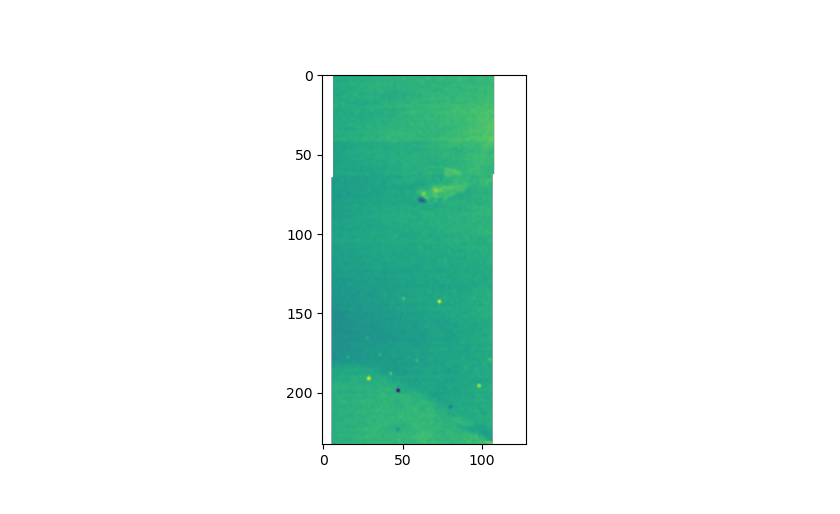
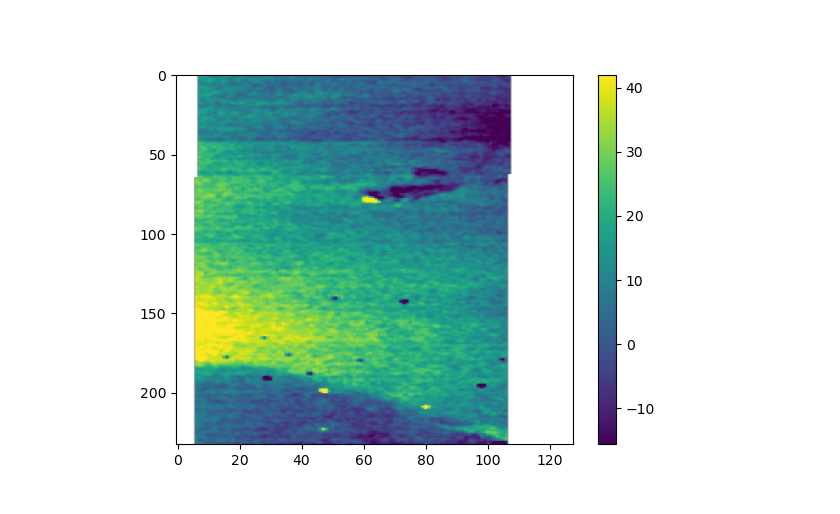
Before and after one commit to oscipal/ocean_current_retrieval, a Jupyter notebook: notebooks/s1_ocean.ipynb, the cells around one changed output. Drawn from its saved outputs; the diff is of its cells as text; code cells hidden in the pictures.

```diff
--- a/notebooks/s1_ocean.ipynb
+++ b/notebooks/s1_ocean.ipynb
@@ -66,8 +42,10 @@ Dimensions without coordinates: oswAzSize, oswRaSize, oswAngularBinSize,
 # %%
-plt.imshow(ocn_prod['rvlRadVel'].values[...,0])
+plt.close()
+plt.imshow(dc_obs.values[...,0], vmin=np.nanquantile(dc_obs.values[...,0], 0.01), vmax=np.nanquantile(dc_obs.values[...,0], 0.99), aspect='auto')
+plt.colorbar()
 plt.show()
 # %% [output]
-[figure, old version]
+[figure, new version]
 # %%
 from scripts import s1_ocn
 import matplotlib.pyplot as plt
```
Also changed, not shown: parts of 11 cells of this notebook, 3 other files.
